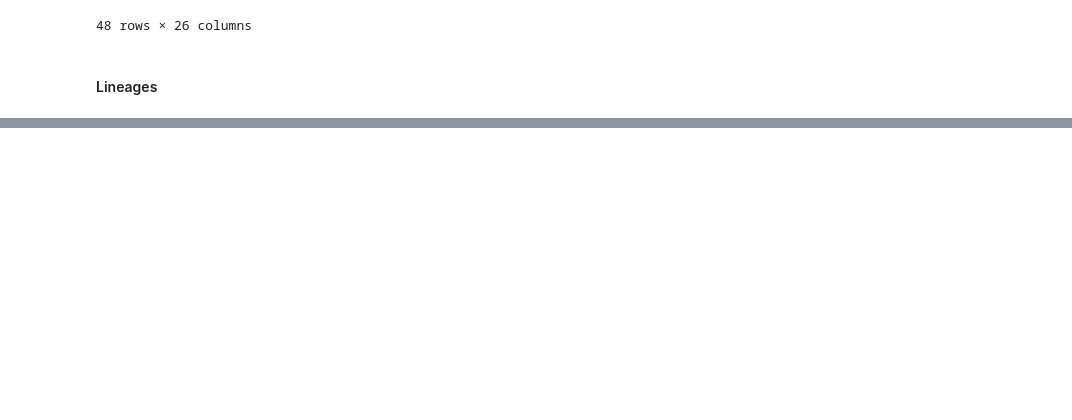
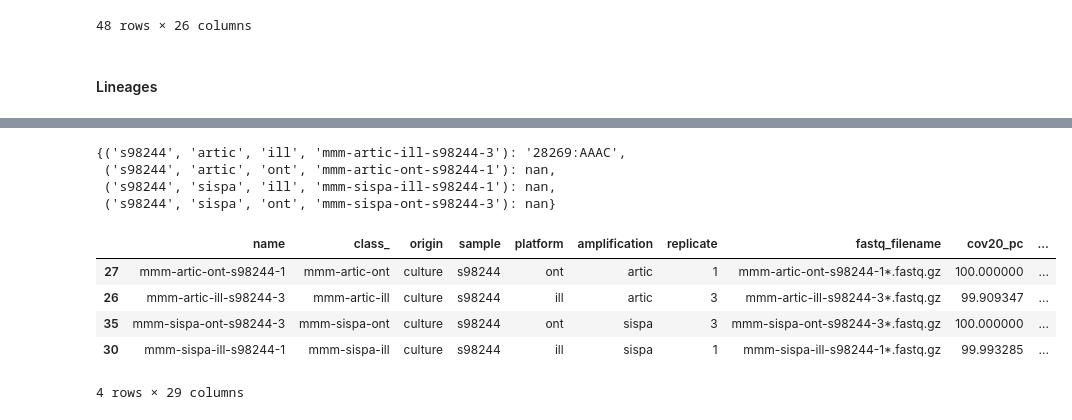
Before and after one commit to GlobalPathogenAnalysisService/gpas-covid-testsets, a Jupyter notebook: mmm-2x2-truth/notebook.ipynb, the cells around one changed output, grey strips where cells are left out. Cells and saved outputs as stored; diff of their text form; code cells hidden in the pictures; blank space fills up the shorter version.

```diff
--- a/mmm-2x2-truth/notebook.ipynb
+++ b/mmm-2x2-truth/notebook.ipynb
@@ -562,0 +622,16 @@ core_subset_df.query("not (amplification == 'sispa' and platform == 'ont') and s
+# %%
+core_subset_df.query(f"sample == '{sample}'").set_index(['sample', 'amplification', 'platform', 'name']).sort_index()['art_insertions'].to_dict()
+# %% [output]
+{('s98244', 'artic', 'ill', 'mmm-artic-ill-s98244-3'): '28269:AAAC',
+ ('s98244', 'artic', 'ont', 'mmm-artic-ont-s98244-1'): nan,
+ ('s98244', 'sispa', 'ill', 'mmm-sispa-ill-s98244-1'): nan,
+ ('s98244', 'sispa', 'ont', 'mmm-sispa-ont-s98244-3'): nan}
+# %%
+core_subset_df.query(f"sample == '{sample}'")
+# %% [output]
+|  | name | class_ | origin | sample | platform | amplification | replicate | fastq_filename | cov20_pc | ... |
+| 27 | mmm-artic-ont-s98244-1 | mmm-artic-ont | culture | s98244 | ont | artic | 1 | mmm-artic-ont-s98244-1*.fastq.gz | 100.000000 | ... |
+| 26 | mmm-artic-ill-s98244-3 | mmm-artic-ill | culture | s98244 | ill | artic | 3 | mmm-artic-ill-s98244-3*.fastq.gz | 99.909347 | ... |
+| 35 | mmm-sispa-ont-s98244-3 | mmm-sispa-ont | culture | s98244 | ont | sispa | 3 | mmm-sispa-ont-s98244-3*.fastq.gz | 100.000000 | ... |
+| 30 | mmm-sispa-ill-s98244-1 | mmm-sispa-ill | culture | s98244 | ill | sispa | 1 | mmm-sispa-ill-s98244-1*.fastq.gz | 99.993285 | ... |
+4 rows × 29 columns
```
Also changed, not shown: parts of 17 cells of this notebook.
